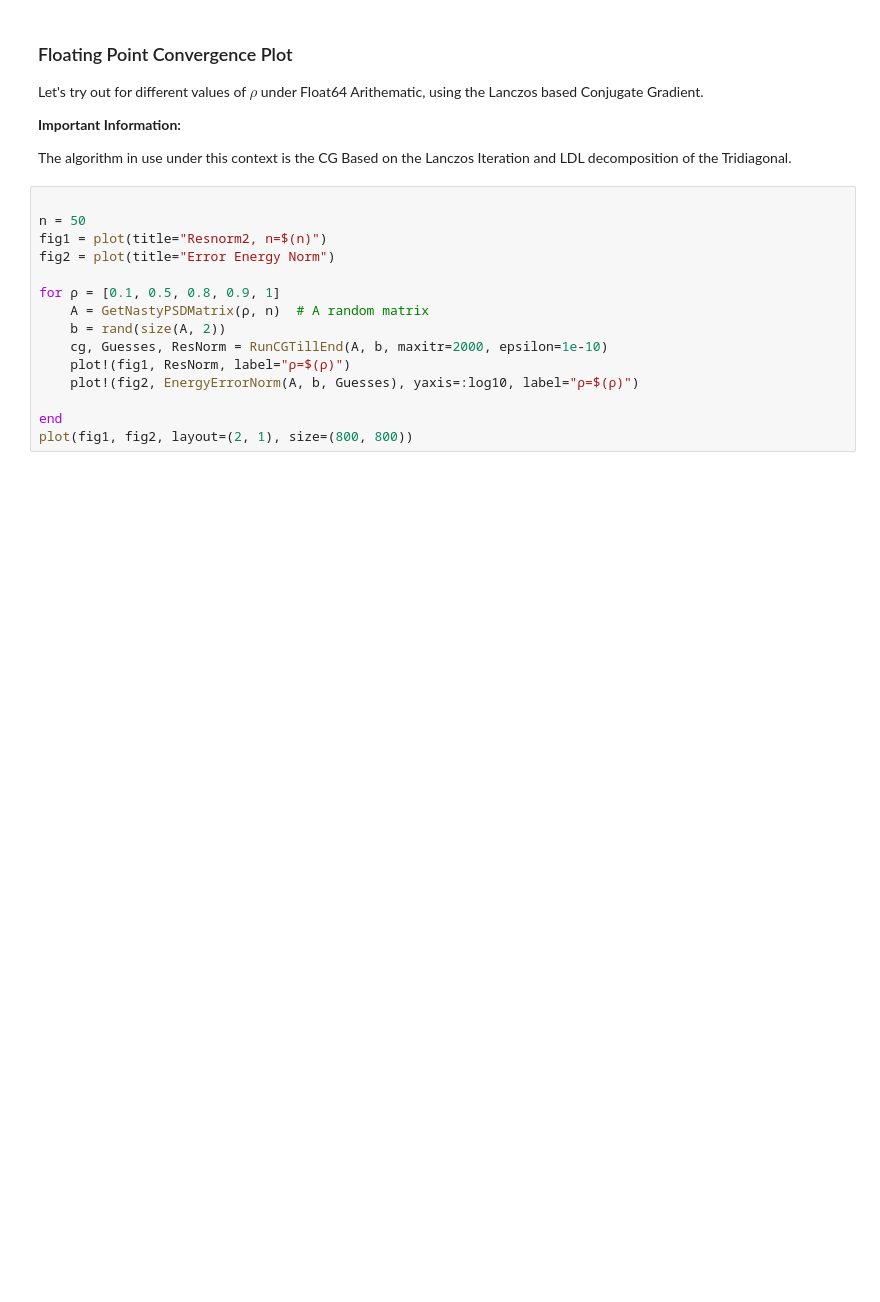
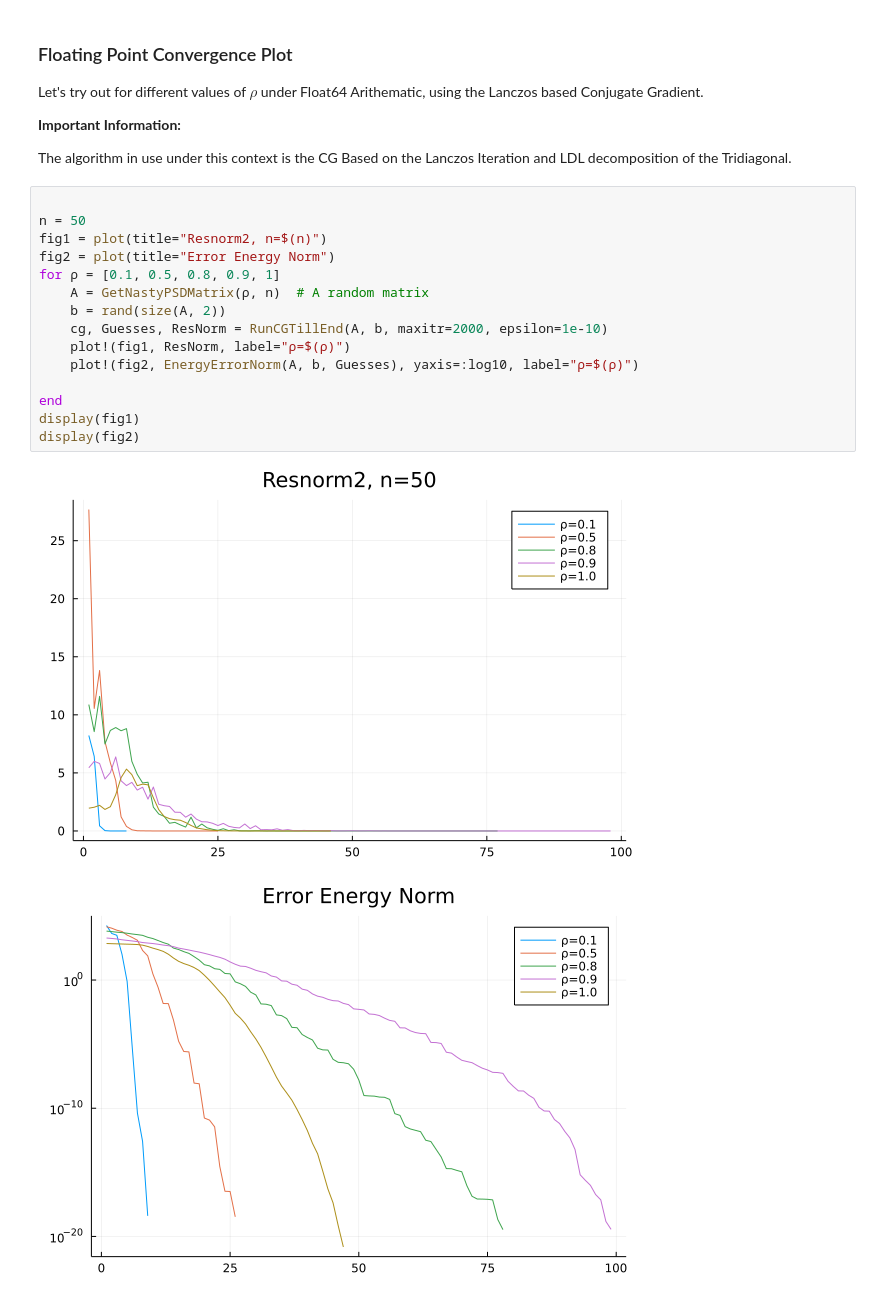
Before and after one commit to iluvjava/Silly_Julia_stuff, a Jupyter notebook: Subspace_Projection_Method/CG_Convergence.ipynb, the cells around one changed output. Cells and saved outputs as stored; diff of their text form; blank space fills up the shorter version.

```diff
--- a/Subspace_Projection_Method/CG_Convergence.ipynb
+++ b/Subspace_Projection_Method/CG_Convergence.ipynb
@@ -42,18 +46,21 @@ The algorithm in use under this context is the CG Based on the Lanczos Iteration
 # %%
 
 n = 50
 fig1 = plot(title="Resnorm2, n=$(n)")
 fig2 = plot(title="Error Energy Norm")
-
 for ρ = [0.1, 0.5, 0.8, 0.9, 1]
     A = GetNastyPSDMatrix(ρ, n)  # A random matrix
     b = rand(size(A, 2))
     cg, Guesses, ResNorm = RunCGTillEnd(A, b, maxitr=2000, epsilon=1e-10)
     plot!(fig1, ResNorm, label="ρ=$(ρ)")
     plot!(fig2, EnergyErrorNorm(A, b, Guesses), yaxis=:log10, label="ρ=$(ρ)")
 
 end
-plot(fig1, fig2, layout=(2, 1), size=(800, 800))
+display(fig1)
+display(fig2)
+# %% [output]
+[figure, added]
+[figure, added]
 # %% [markdown]
 ### **Exact Arithematic Example**
 
```
Also changed, not shown: parts of 5 cells of this notebook, 4 other files.
